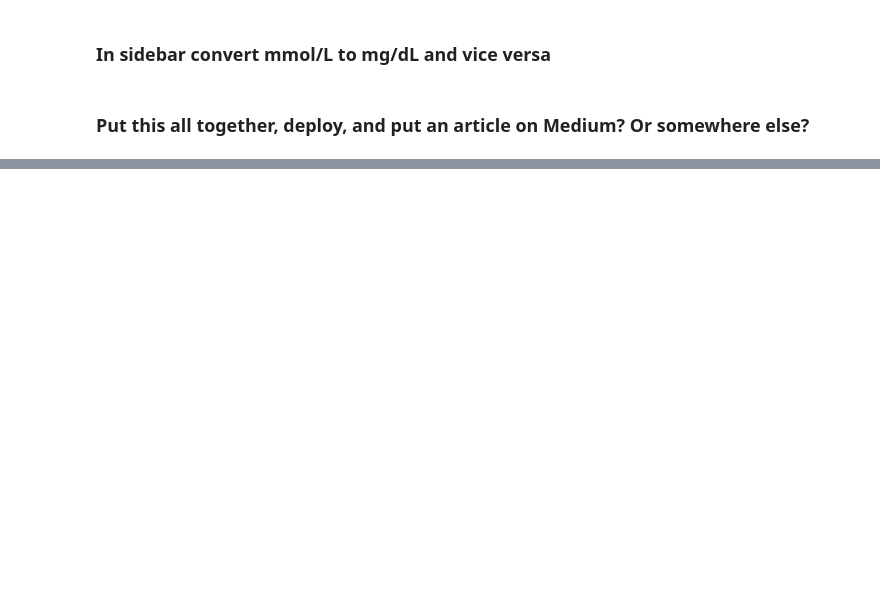
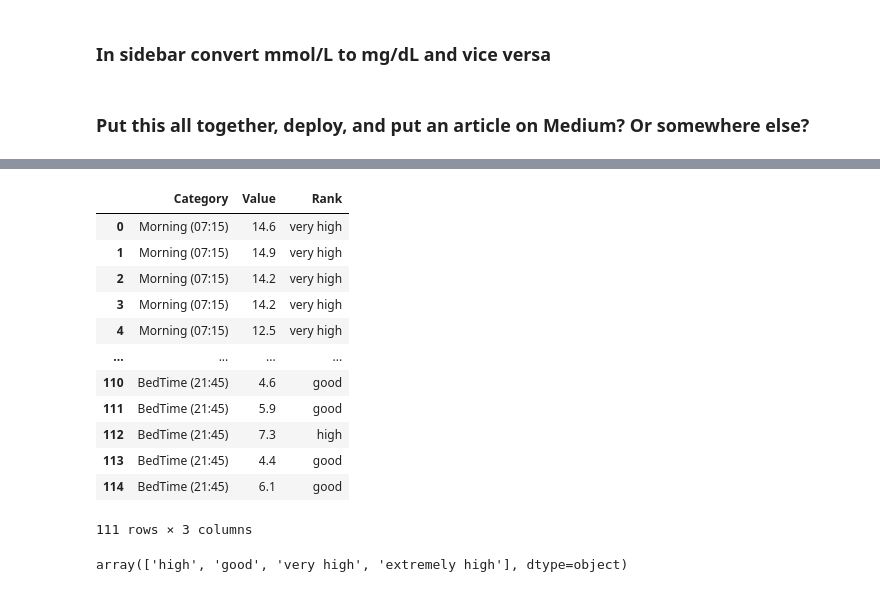
Before and after one commit to charleverts/glucose_tracker_app, a Jupyter notebook: streamlit.ipynb, the cells around one changed output, grey strips where cells are left out. Cells and saved outputs as stored; diff of their text form; code cells hidden in the pictures; blank space fills up the shorter version.

Commit message:
Added data and created the pie chart for porportion of readings

```diff
--- a/streamlit.ipynb
+++ b/streamlit.ipynb
@@ -756,0 +774,21 @@ Think about other cool charts - aesthetically pleasing
+# %%
+glucose_df_long = glucose_df_long.dropna()
+glucose_df_long
+# %% [output]
+|  | Category | Value | Rank |
+| 0 | Morning (07:15) | 14.6 | very high |
+| 1 | Morning (07:15) | 14.9 | very high |
+| 2 | Morning (07:15) | 14.2 | very high |
+| 3 | Morning (07:15) | 14.2 | very high |
+| 4 | Morning (07:15) | 12.5 | very high |
+| ... | ... | ... | ... |
+| 110 | BedTime (21:45) | 4.6 | good |
+| 111 | BedTime (21:45) | 5.9 | good |
+| 112 | BedTime (21:45) | 7.3 | high |
+| 113 | BedTime (21:45) | 4.4 | good |
+| 114 | BedTime (21:45) | 6.1 | good |
+111 rows × 3 columns
+# %%
+pie_df['Reading Type'].unique()
+# %% [output]
+array(['high', 'good', 'very high', 'extremely high'], dtype=object)
```
Also changed, not shown: parts of 22 cells of this notebook, 2 other files.
